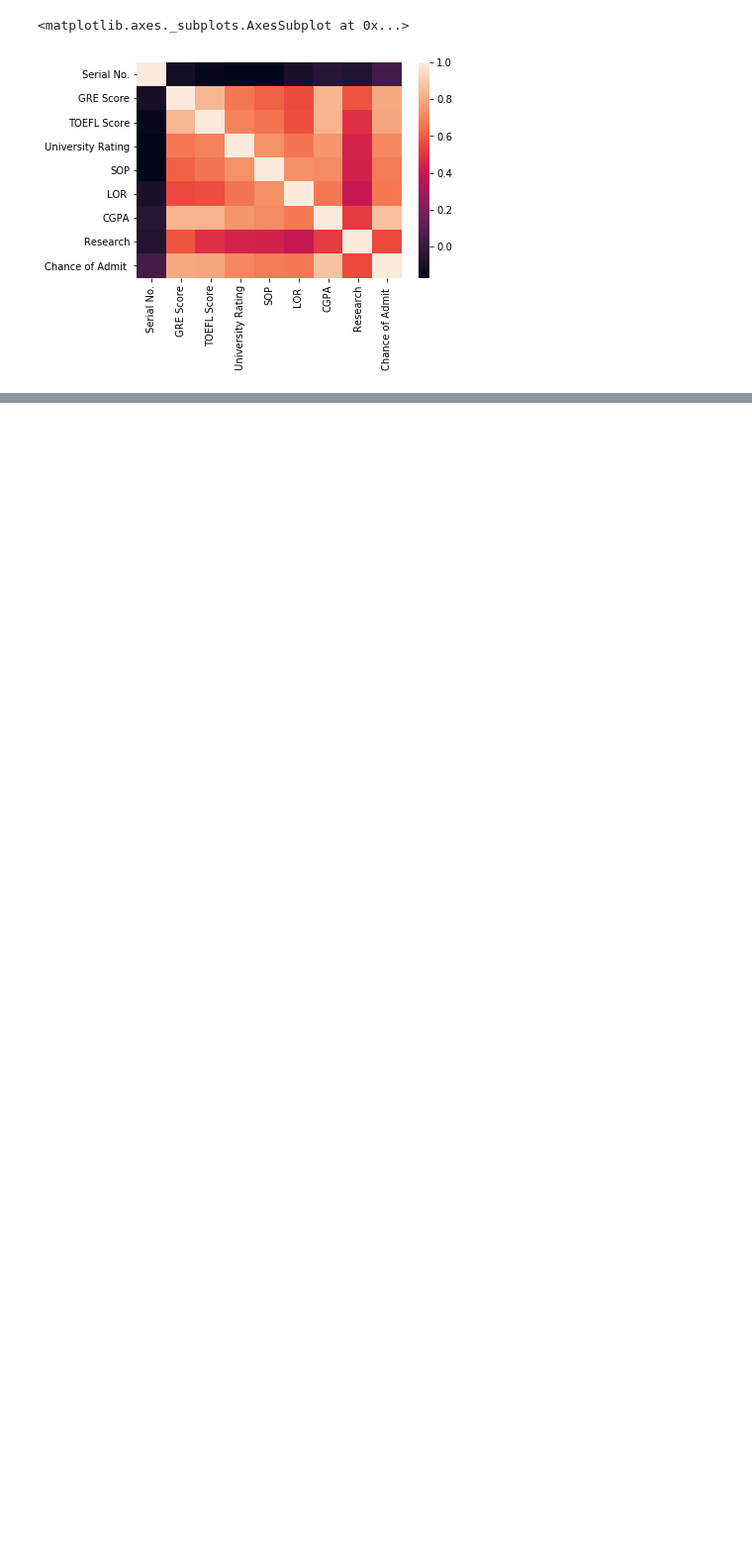
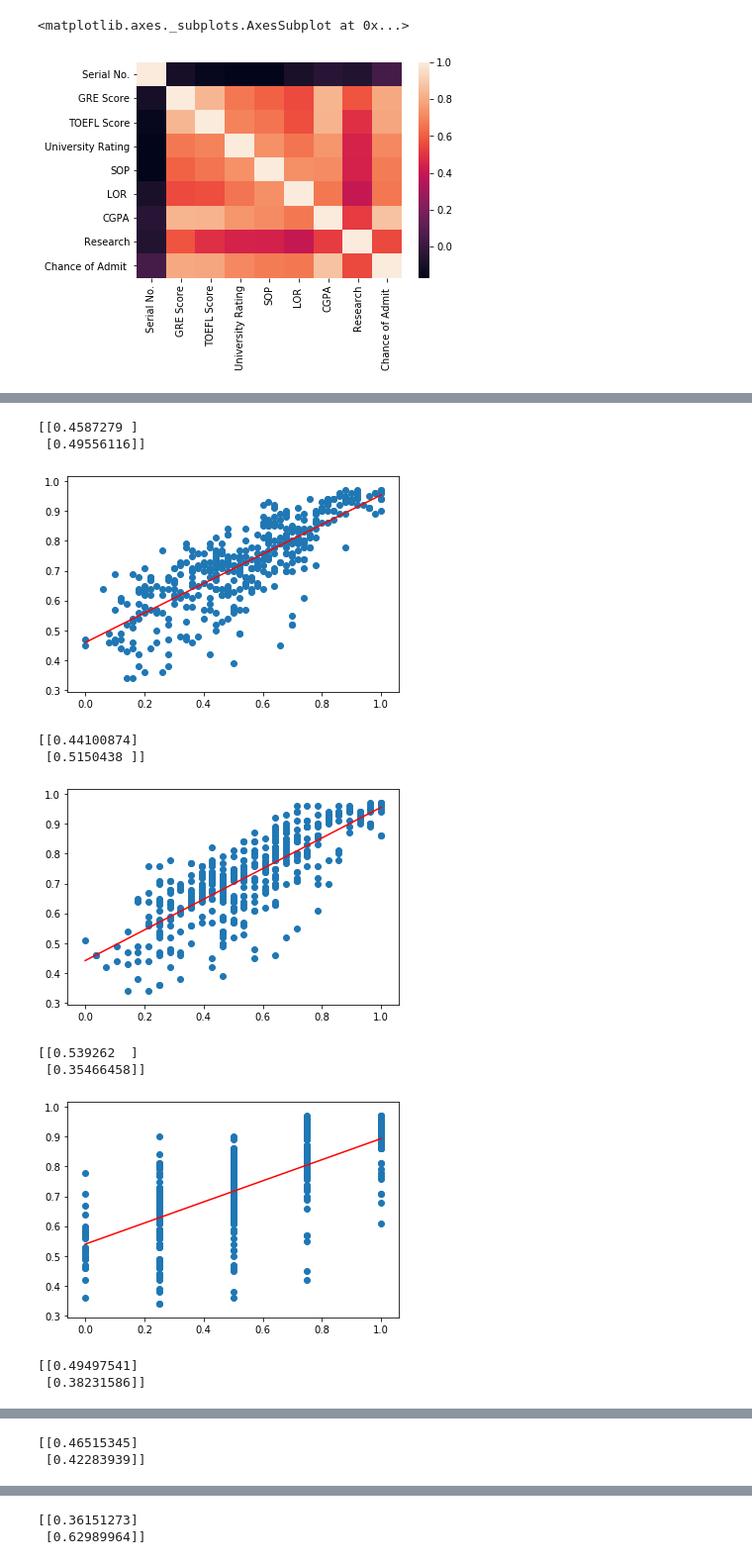
Before and after one commit to JoseGuzmanZamora/elementsOfMachineLearning, a Jupyter notebook: lab2/main.ipynb, the cells around one changed output, grey strips where cells are left out. Shown at 99% size. Saved outputs shown, nothing was run; the diff lists cells and outputs as text; code cells hidden in the pictures; blank space fills up the shorter version.

```diff
--- a/lab2/main.ipynb
+++ b/lab2/main.ipynb
@@ -79,0 +92,11 @@ sns.heatmap(core)
+# %%
+# NORMALIZACION DE LAS VARIABLES
+
+data_normal = data_inicial.copy()
+variables = ['GRE Score','TOEFL Score','University Rating','SOP',
+             'LOR ','CGPA','Research']
+
+features = data_normal[variables].values.astype(float)
+min_max_scaler = preprocessing.MinMaxScaler()
+features_n = min_max_scaler.fit_transform(features)
+normalizado = pd.DataFrame(features_n, columns=variables)
@@ -79,0 +112,39 @@ sns.heatmap(core)
+# %%
+# EMPEZAR A HACER UN MODELO LINEAL SIMPLE
+
+costos = []
+def simple_model(name, alpha, it, delta, l, total, numero):
+    m,_ = data_inicial.shape
+    x = normalizado[name].to_numpy().reshape(m,1)
+    ys = data_inicial['Chance of Admit '].to_numpy().reshape(m,1)
+    # recibo la data
+    xs = np.hstack((np.ones(m).reshape(m,1), x))
+    # inicializar en 0,0 este caso es especifico de 2
+    thetas = [0,0]
+
+    res = gd.gradient_descent(xs, ys, thetas, alpha, it, delta, l)
+    final = res[len(res) - 1][1]
+    costos.append(res[len(res) - 1][2])
+    print(final)
+    axtemp = fig.add_subplot(total,1,numero)
+    plt.scatter(x,ys)
+    x = np.linspace(0,1,100)
+    y = final[1] * x + final[0]
+    plt.plot(x, y, '-r')
+    plt.show()
+# %%
+total = len(variables)
+for i in range(total):
+    simple_model(variables[i], 0.1, 1000, 0, 0, total, i + 1)
+# %% [output]
+[[0.4587279 ]
+ [0.49556116]]
+[figure, added]
+[[0.44100874]
+ [0.5150438 ]]
+[figure, added]
+[[0.539262  ]
+ [0.35466458]]
+[figure, added]
+[[0.49497541]
+ [0.38231586]]
@@ -79,0 +152,2 @@ sns.heatmap(core)
+[[0.46515345]
+ [0.42283939]]
@@ -79,0 +155,2 @@ sns.heatmap(core)
+[[0.36151273]
+ [0.62989964]]
```
Also changed, not shown: parts of 5 cells of this notebook, 3 other files.
